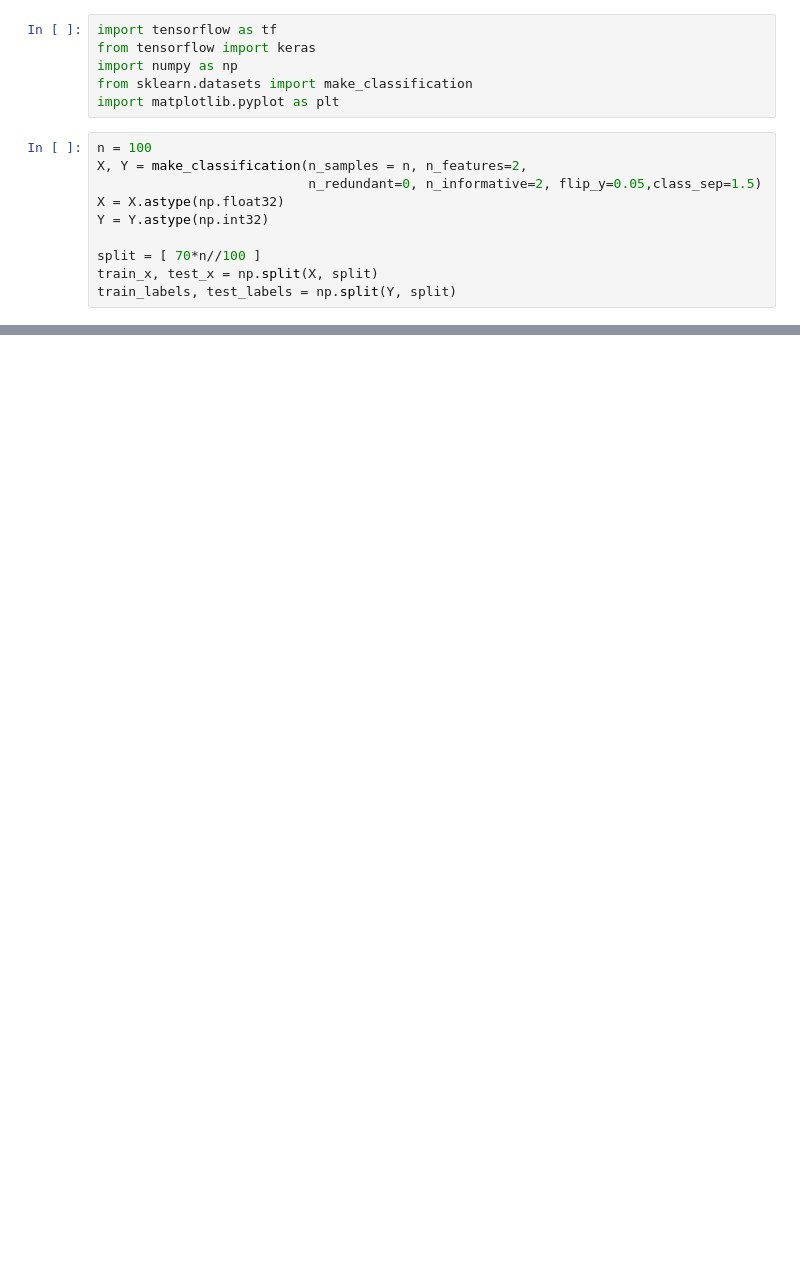
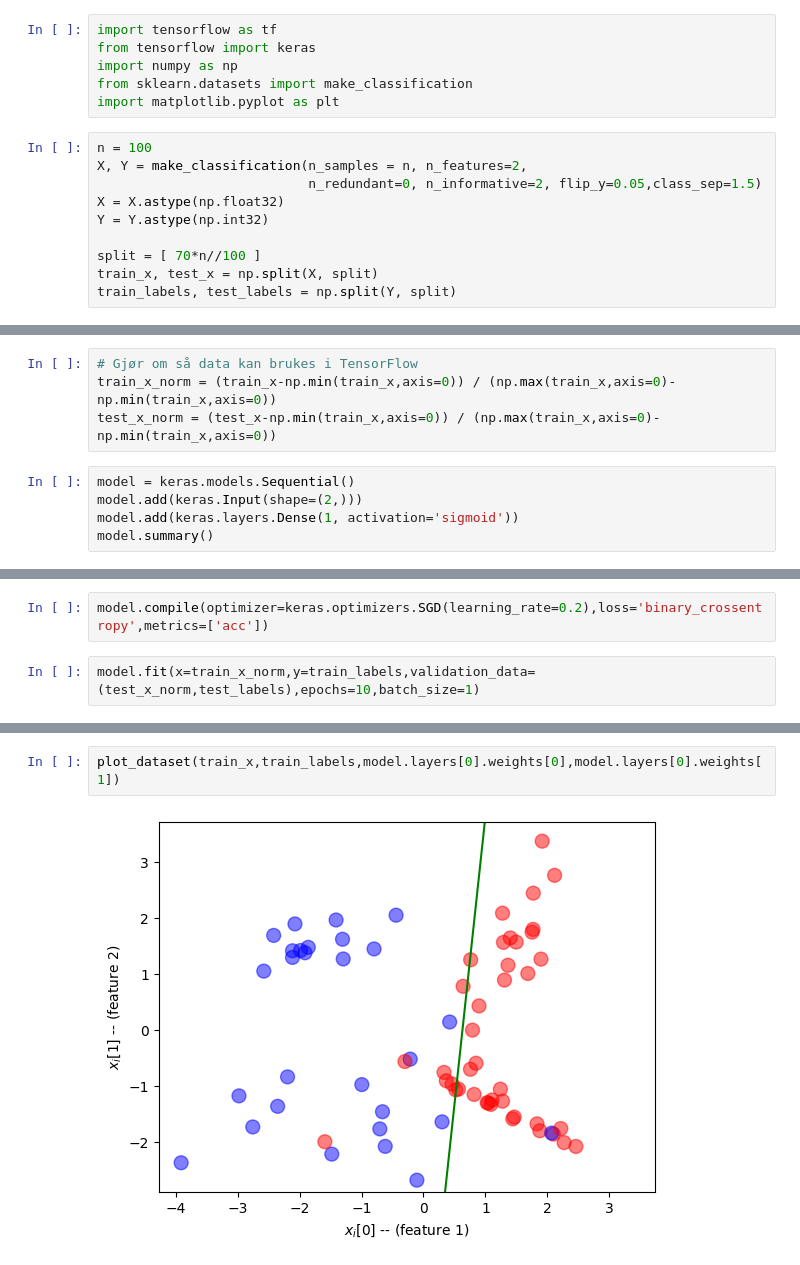
Before and after one commit to jsandtangen/Anvendt-AI---Deep-Learning, a Jupyter notebook: NeuralNetworks/Neural_Network_Frameworks/keras.ipynb, the cells around one changed output, grey strips where cells are left out. Cells and saved outputs as stored; diff of their text form; blank space fills up the shorter version.

Commit message:
Keras done

```diff
--- a/NeuralNetworks/Neural_Network_Frameworks/keras.ipynb
+++ b/NeuralNetworks/Neural_Network_Frameworks/keras.ipynb
@@ -46,0 +46,9 @@ plt.show()
+# %%
+# Gjør om så data kan brukes i TensorFlow
+train_x_norm = (train_x-np.min(train_x,axis=0)) / (np.max(train_x,axis=0)-np.min(train_x,axis=0))
+test_x_norm = (test_x-np.min(train_x,axis=0)) / (np.max(train_x,axis=0)-np.min(train_x,axis=0))
+# %%
+model = keras.models.Sequential()
+model.add(keras.Input(shape=(2,)))
+model.add(keras.layers.Dense(1, activation='sigmoid'))
+model.summary()
@@ -46,0 +65,4 @@ plt.show()
+# %%
+model.compile(optimizer=keras.optimizers.SGD(learning_rate=0.2),loss='binary_crossentropy',metrics=['acc'])
+# %%
+model.fit(x=train_x_norm,y=train_labels,validation_data=(test_x_norm,test_labels),epochs=10,batch_size=1)
@@ -46,0 +91,4 @@ plt.show()
+# %%
+plot_dataset(train_x,train_labels,model.layers[0].weights[0],model.layers[0].weights[1])
+# %% [output]
+[figure, added]
```
Also changed, not shown: parts of 8 cells of this notebook.
